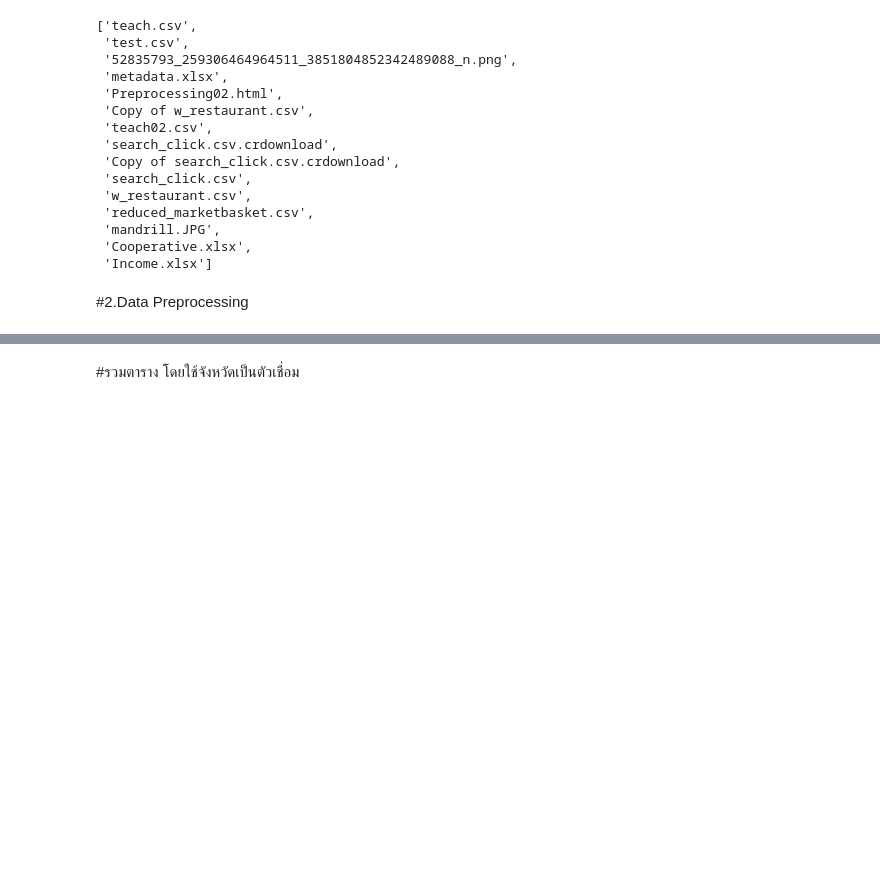
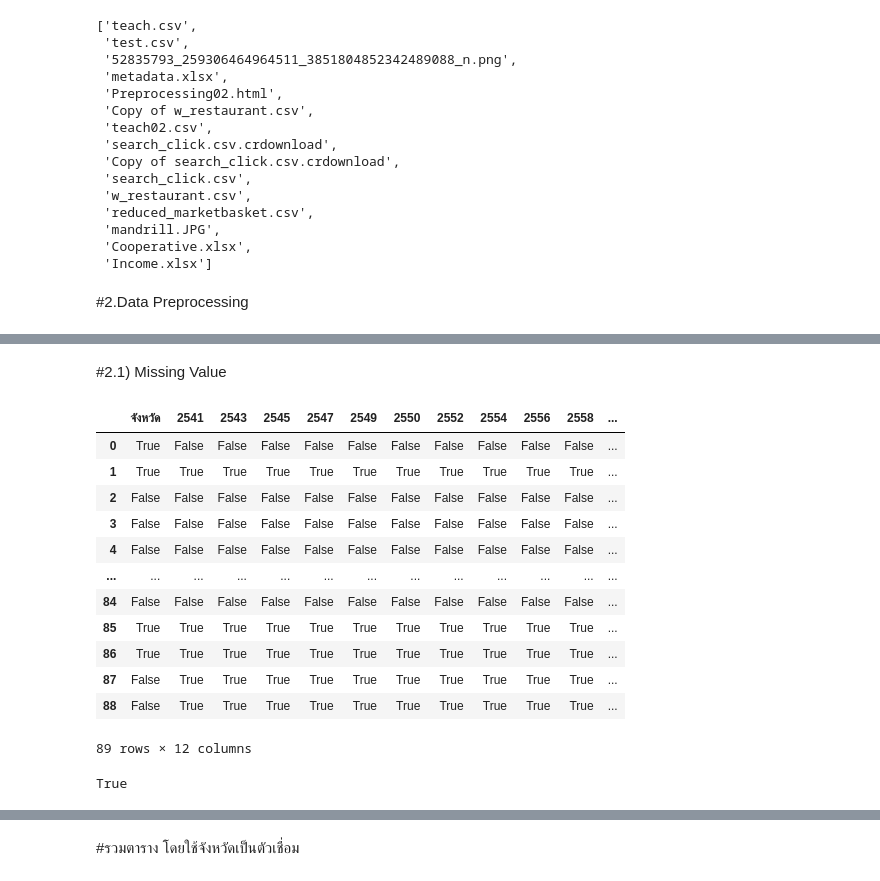
Before and after one commit to Vangolds/DPDM, a Jupyter notebook: The_Project.ipynb, the cells around one changed output, grey strips where cells are left out. Saved outputs shown, nothing was run; the diff lists cells and outputs as text; code cells hidden in the pictures; blank space fills up the shorter version.

```diff
--- a/The_Project.ipynb
+++ b/The_Project.ipynb
@@ -66,0 +95,22 @@ Cooperative_df
+# %% [markdown]
+#2.1) Missing Value
+# %%
+Income_df.isnull() #isnull check ว่าช่องนี้เป็น null รึเปล่า
+# %% [output]
+|  | จังหวัด | 2541 | 2543 | 2545 | 2547 | 2549 | 2550 | 2552 | 2554 | 2556 | 2558 | ... |
+| 0 | True | False | False | False | False | False | False | False | False | False | False | ... |
+| 1 | True | True | True | True | True | True | True | True | True | True | True | ... |
+| 2 | False | False | False | False | False | False | False | False | False | False | False | ... |
+| 3 | False | False | False | False | False | False | False | False | False | False | False | ... |
+| 4 | False | False | False | False | False | False | False | False | False | False | False | ... |
+| ... | ... | ... | ... | ... | ... | ... | ... | ... | ... | ... | ... | ... |
+| 84 | False | False | False | False | False | False | False | False | False | False | False | ... |
+| 85 | True | True | True | True | True | True | True | True | True | True | True | ... |
+| 86 | True | True | True | True | True | True | True | True | True | True | True | ... |
+| 87 | False | True | True | True | True | True | True | True | True | True | True | ... |
+| 88 | False | True | True | True | True | True | True | True | True | True | True | ... |
+89 rows × 12 columns
+# %%
+Income_df.isnull().any().any() #ดู missing value ทั้งตาราง
+# %% [output]
+True
```
Also changed, not shown: parts of 14 cells of this notebook.
